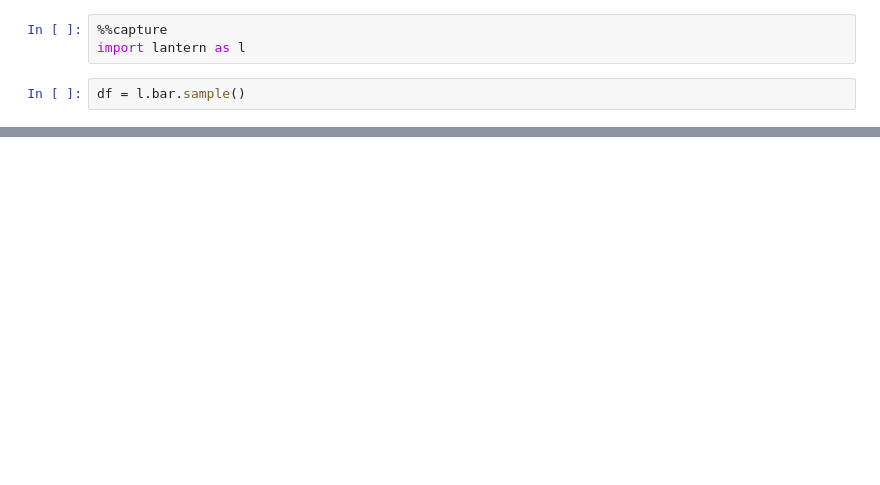
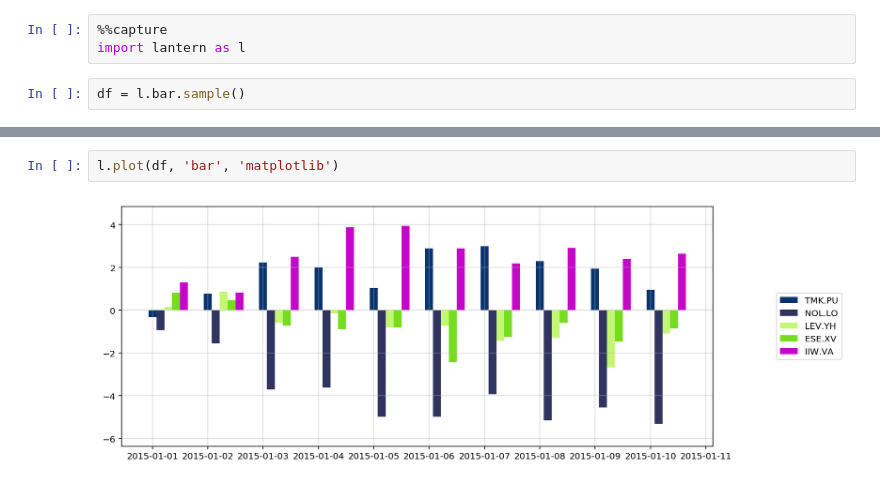
Before and after one commit to timkpaine/lantern, a Jupyter notebook: examples/matplotlib.ipynb, the cells around one changed output, grey strips where cells are left out. Saved outputs shown, nothing was run; the diff lists cells and outputs as text; blank space fills up the shorter version.

```diff
--- a/examples/matplotlib.ipynb
+++ b/examples/matplotlib.ipynb
@@ -41,0 +30,4 @@ f.show()
+# %%
+l.plot(df, 'bar', 'matplotlib')
+# %% [output]
+[figure, added]
```
Also changed, not shown: parts of 4 cells of this notebook, 6 other files.
